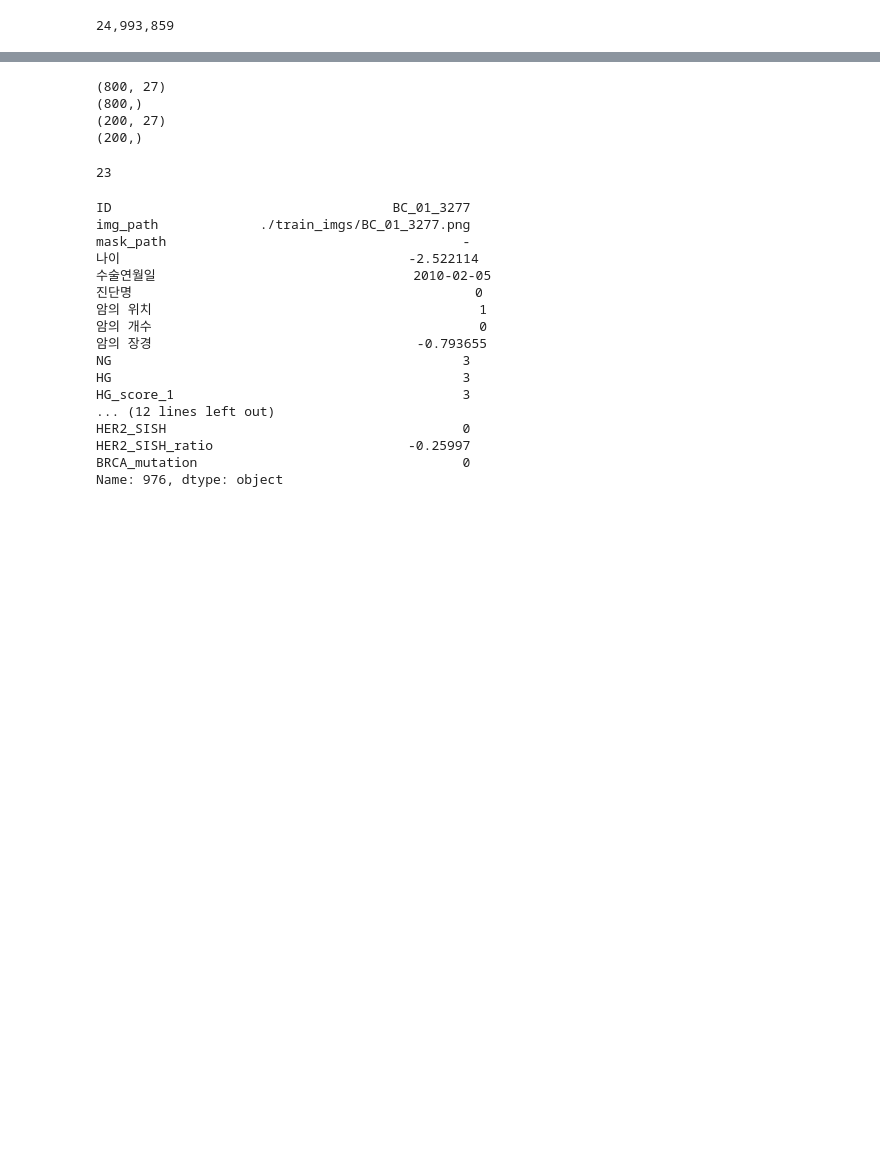
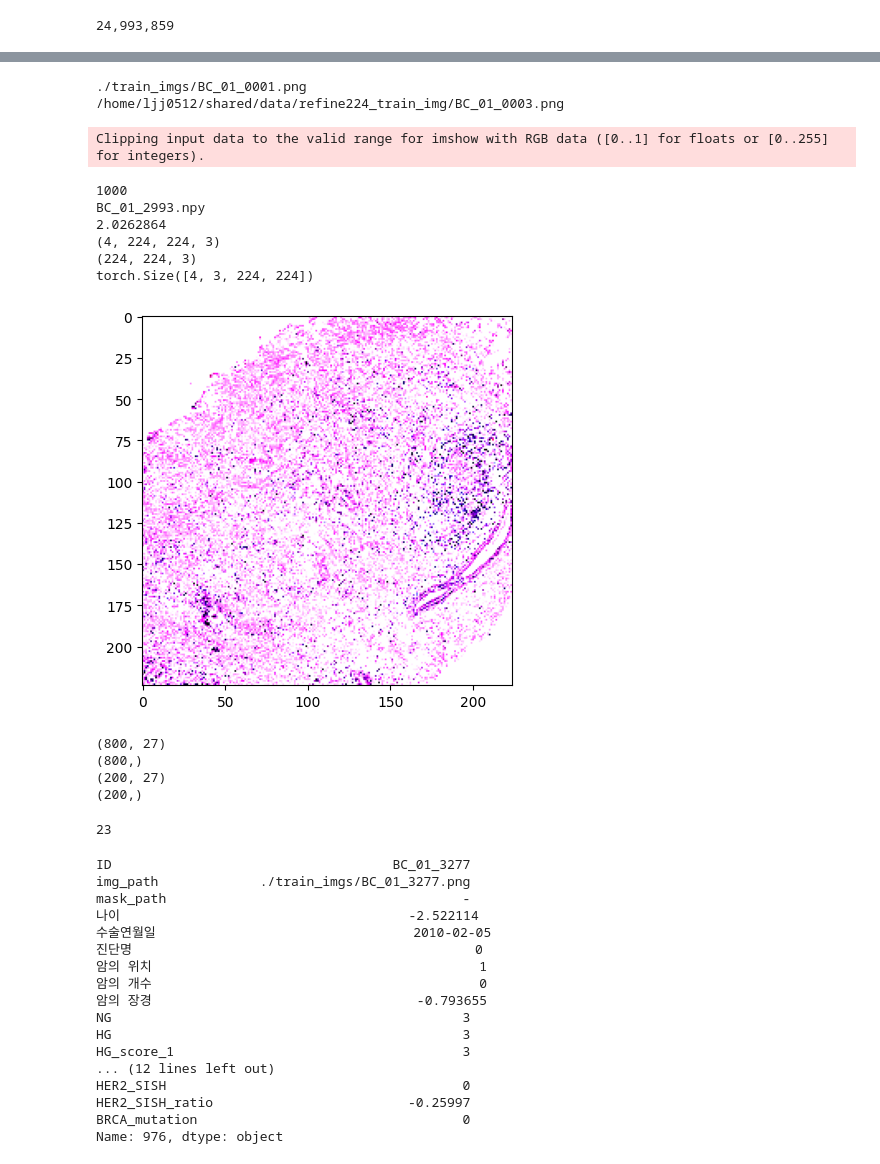
Before and after one commit to jaejungscene/CP_Multi-modal_Cancer-metastasis_DACON, a Jupyter notebook: data-check.ipynb, the cells around one changed output, grey strips where cells are left out. Drawn from its saved outputs; the diff is of its cells as text; code cells hidden in the pictures; blank space fills up the shorter version.

```diff
--- a/data-check.ipynb
+++ b/data-check.ipynb
@@ -70,3 +28,73 @@ Clipping input data to the valid range for imshow with RGB data ([0..1] for floa
+# %%
+print(traindf["img_path"].iloc[0])
+data_path = "/home/ljj0512/shared/data/refine224_train_img/"
+print(os.path.join(data_path,traindf["img_path"].iloc[2][-14:]))
+# %% [output]
+./train_imgs/BC_01_0001.png
+/home/ljj0512/shared/data/refine224_train_img/BC_01_0003.png
+# %%
+import os
+import numpy as np
+import matplotlib.pyplot as plt
+import os
+import cv2
+import pandas as pd
+import torch
+import torch.nn as nn
+import albumentations as A
+from albumentations.pytorch.transforms import ToTensorV2
+from sklearn.preprocessing import StandardScaler, LabelEncoder
+from torch.utils.data import Dataset, DataLoader
+from preprocess import *
+train_transforms = A.Compose([
+                            A.HorizontalFlip(),
+                            A.VerticalFlip(),
+                            A.Rotate(limit=90, border_mode=cv2.BORDER_CONSTANT,p=0.3),
+                            # A.Resize(224,512),
+                            # A.Normalize(mean=(0.485, 0.456, 0.406), std=(0.229, 0.224, 0.225), max_pixel_value=255.0, always_apply=False, p=1.0),
+                            ToTensorV2()
+                            ])
+
+test_transforms = A.Compose([
+                            # A.Resize(CFG['IMG_SIZE'],CFG['IMG_SIZE']),
+                            # A.Normalize(mean=(0.485, 0.456, 0.406), std=(0.229, 0.224, 0.225), max_pixel_value=255.0, always_apply=False, p=1.0),
+                            ToTensorV2()
+                            ])
+
+data_path = "/home/ljj0512/shared/data/refine224_train_img/"
+print(len(os.listdir(data_path)))
+img_list = os.listdir(data_path)
+print(img_list[0])
+
+img = np.load(os.path.join(data_path,img_list[0]))
+
+print(img[0,0,0,0])
+print(img.shape)
+print(img[0].shape)
+x = [train_transforms(image=img[0])["image"],
+train_transforms(image=img[1])["image"],
+train_transforms(image=img[2])["image"],
+train_transforms(image=img[3])["image"]]
+x = torch.stack(x)
+print(x.shape)
+plt.imshow(x[0].permute(1,2,0))
+plt.show()
+# x = train_transforms(image=img[0])
+# print(len(x))
+# # plt.show()
+# plt.imshow(x['image'].permute(1,2,0))
+# # plt.show()
+# # plt.imshow(img[3])
+# # plt.show()
+# %% [output]
+Clipping input data to the valid range for imshow with RGB data ([0..1] for floats or [0..255] for integers).
+1000
+BC_01_2993.npy
+2.0262864
+(4, 224, 224, 3)
+(224, 224, 3)
+torch.Size([4, 3, 224, 224])
+[figure, added]
 # %%
 import numpy as np
 def make_tiles(img, tile_size=256, num_tiles=4):
```
Also changed, not shown: parts of 3 cells of this notebook, 8 other files.
